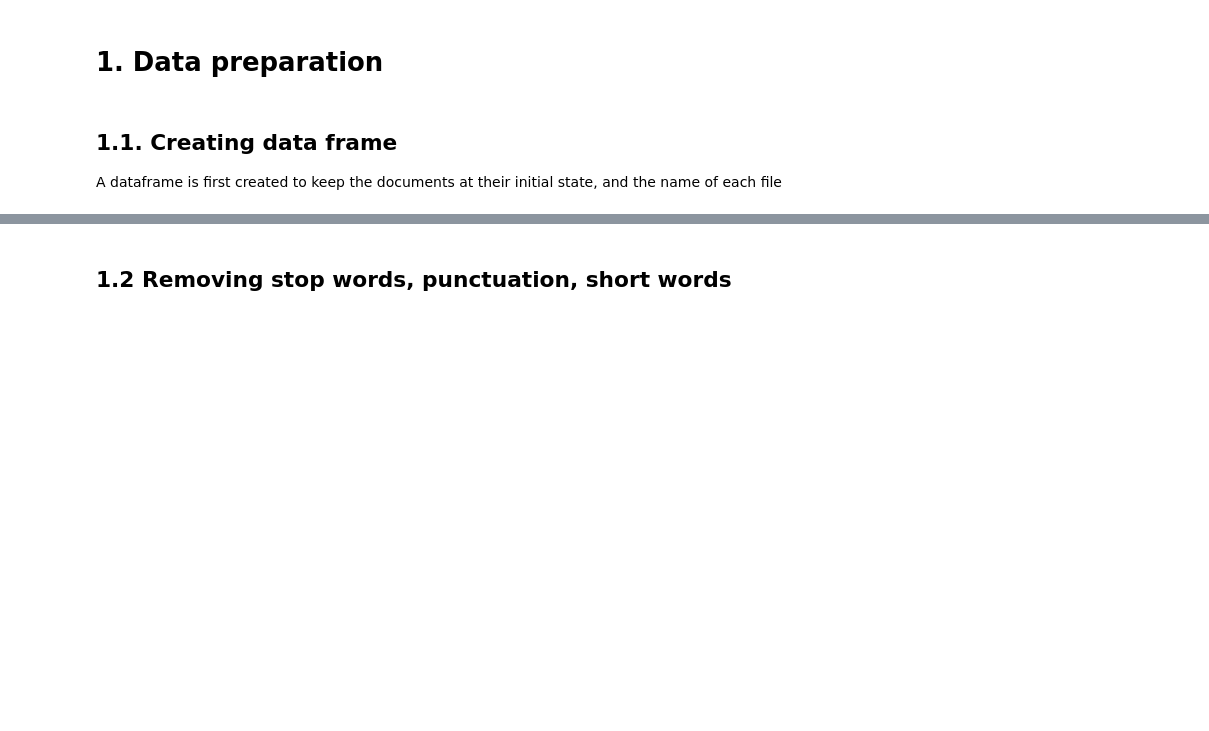
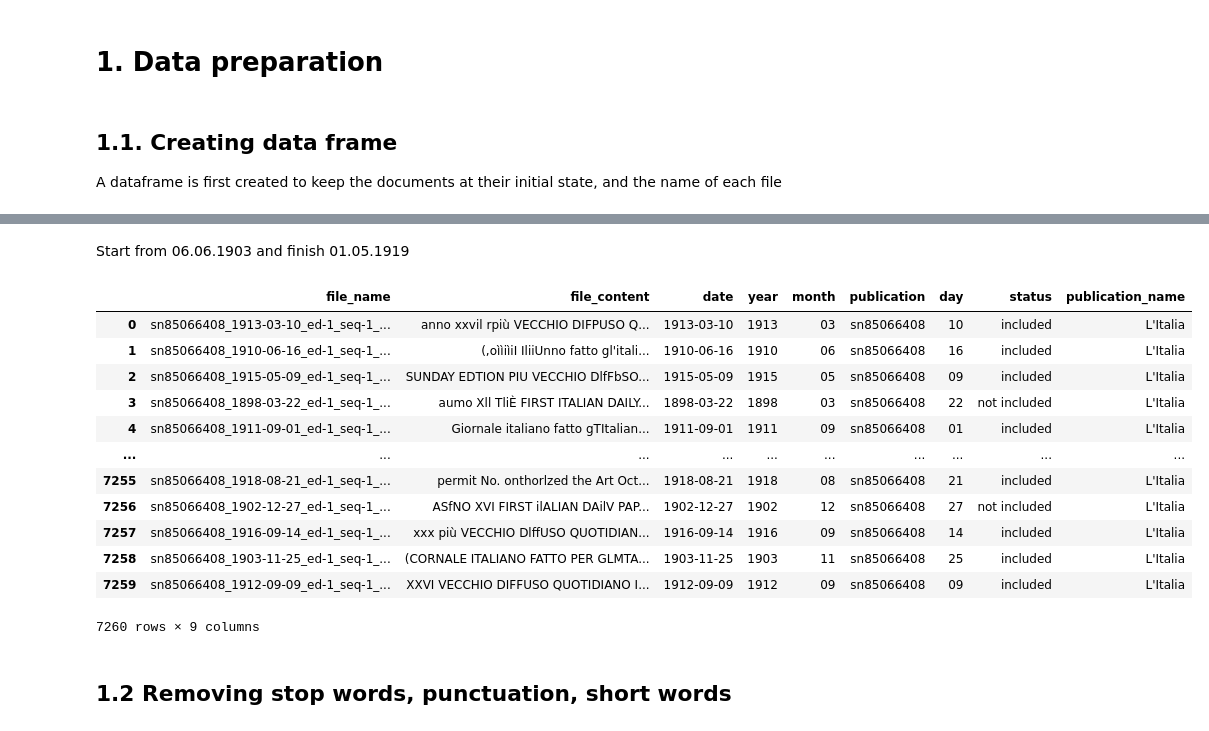
Before and after one commit to DHARPA-Project/TopicModelling-, a Jupyter notebook: topic_modelling_gensim_real_data.ipynb, the cells around one changed output, grey strips where cells are left out. Drawn from its saved outputs; the diff is of its cells as text; code cells hidden in the pictures; blank space fills up the shorter version.

```diff
--- a/topic_modelling_gensim_real_data.ipynb
+++ b/topic_modelling_gensim_real_data.ipynb
@@ -36,0 +93,2 @@ sources['file_content'] = sources['file_name'].apply(lambda x: readTxtContent(x)
+# %%
+sources['publication_name'] = sources['publication'].apply(lambda x: get_pub_name(x))
@@ -36,0 +100,33 @@ sources['file_content'] = sources['file_name'].apply(lambda x: readTxtContent(x)
+# %% [markdown]
+Start from 06.06.1903 and finish 01.05.1919
+# %%
+date_ref_1 = date(1903,6,6)
+date_ref_2 = date(1919,5,1)
+# %%
+def filter_by_date(date_item,date_ref_1,date_ref_2):
+    year = re.findall(r'(\d{4})-\d{2}-\d{2}',date_item)[0]
+    month = re.findall(r'\d{4}-(\d{2})-\d{2}',date_item)[0]
+    day = re.findall(r'\d{4}-\d{2}-(\d{2})',date_item)[0]
+    file_date = date(int(year),int(month),int(day))
+    if (date_ref_1 <= file_date <= date_ref_2):
+        return 'included'
+    else:
+        return 'not included'
+# %%
+sources['status'] = sources['date'].apply(lambda x: filter_by_date(x,date_ref_1,date_ref_2))
+# %%
+sources
+# %% [output]
+|  | file_name | file_content | date | year | month | publication | day | status | publication_name |
+| 0 | sn85066408_1913-03-10_ed-1_seq-1_... | anno xxvil rpiù VECCHIO DIFPUSO Q... | 1913-03-10 | 1913 | 03 | sn85066408 | 10 | included | L'Italia |
+| 1 | sn85066408_1910-06-16_ed-1_seq-1_... | (,oììiìiI IliiUnno fatto gl'itali... | 1910-06-16 | 1910 | 06 | sn85066408 | 16 | included | L'Italia |
+| 2 | sn85066408_1915-05-09_ed-1_seq-1_... | SUNDAY EDTION PIU VECCHIO DlfFbSO... | 1915-05-09 | 1915 | 05 | sn85066408 | 09 | included | L'Italia |
+| 3 | sn85066408_1898-03-22_ed-1_seq-1_... | aumo Xll TliÈ FIRST ITALIAN DAILY... | 1898-03-22 | 1898 | 03 | sn85066408 | 22 | not included | L'Italia |
+| 4 | sn85066408_1911-09-01_ed-1_seq-1_... | Giornale italiano fatto gTItalian... | 1911-09-01 | 1911 | 09 | sn85066408 | 01 | included | L'Italia |
+| ... | ... | ... | ... | ... | ... | ... | ... | ... | ... |
+| 7255 | sn85066408_1918-08-21_ed-1_seq-1_... | permit No. onthorlzed the Art Oct... | 1918-08-21 | 1918 | 08 | sn85066408 | 21 | included | L'Italia |
+| 7256 | sn85066408_1902-12-27_ed-1_seq-1_... | ASfNO XVI FIRST ilALIAN DAilV PAP... | 1902-12-27 | 1902 | 12 | sn85066408 | 27 | not included | L'Italia |
+| 7257 | sn85066408_1916-09-14_ed-1_seq-1_... | xxx più VECCHIO DlffUSO QUOTIDIAN... | 1916-09-14 | 1916 | 09 | sn85066408 | 14 | included | L'Italia |
+| 7258 | sn85066408_1903-11-25_ed-1_seq-1_... | (CORNALE ITALIANO FATTO PER GLMTA... | 1903-11-25 | 1903 | 11 | sn85066408 | 25 | included | L'Italia |
+| 7259 | sn85066408_1912-09-09_ed-1_seq-1_... | XXVI VECCHIO DIFFUSO QUOTIDIANO I... | 1912-09-09 | 1912 | 09 | sn85066408 | 09 | included | L'Italia |
+7260 rows × 9 columns
```
Also changed, not shown: parts of 25 cells of this notebook.
